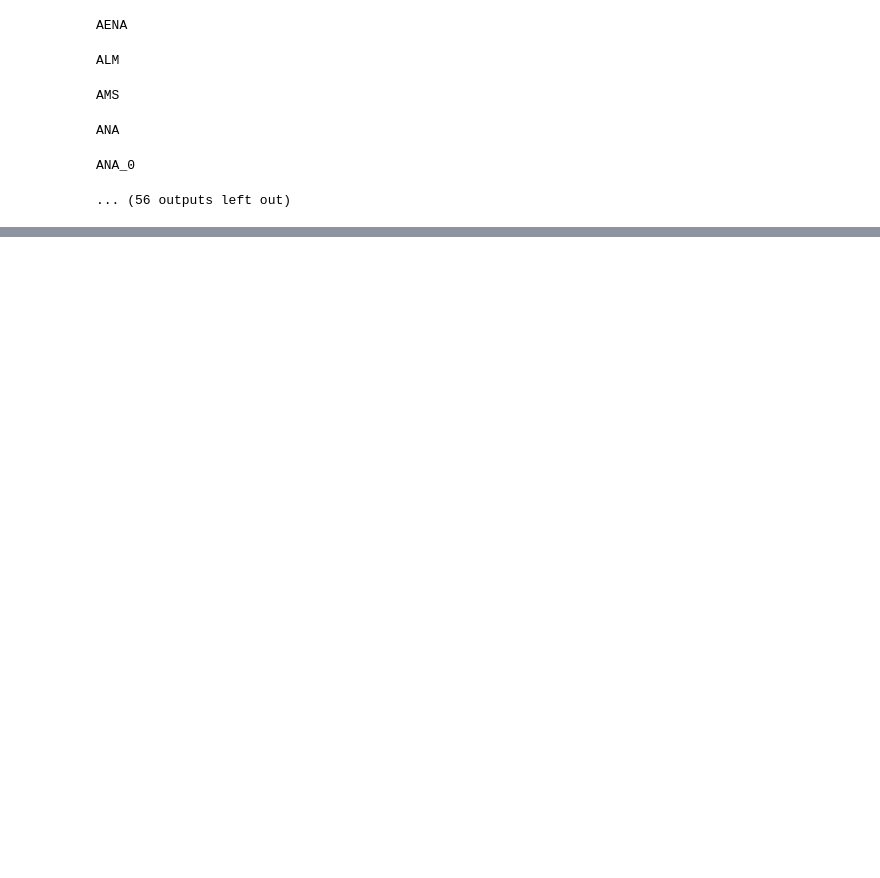
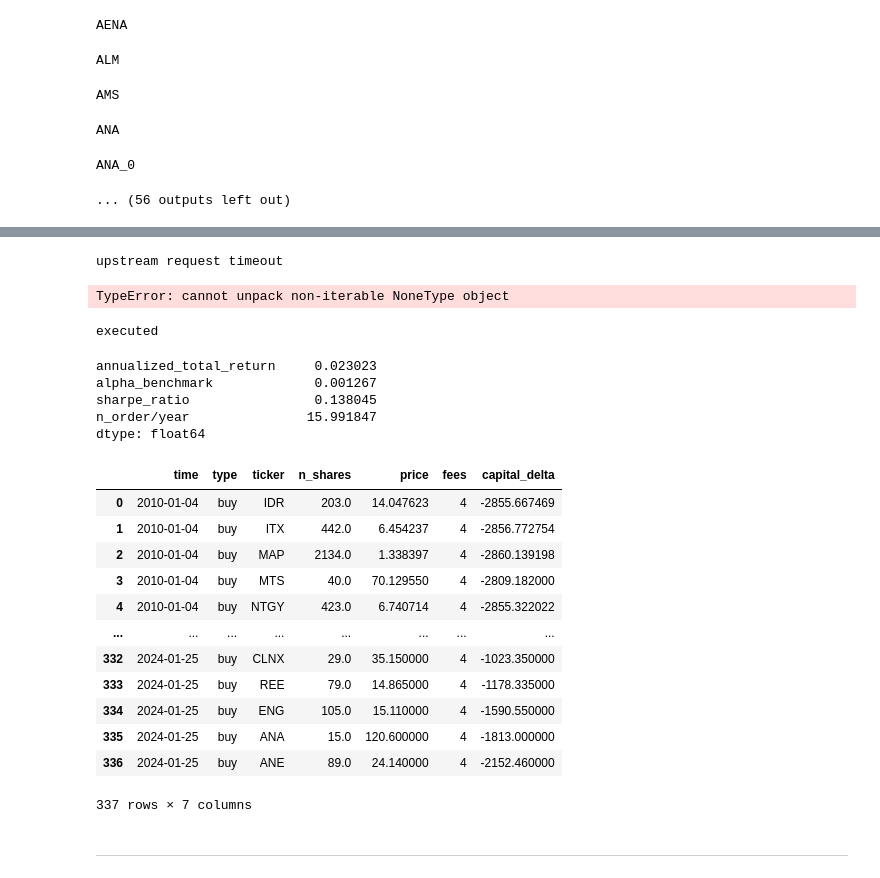
Before and after one commit to fernandodelacalle/miax-product, a Jupyter notebook: API_Practica/ejercicios/ejercicio_algos.ipynb, the cells around one changed output, grey strips where cells are left out. Saved outputs shown, nothing was run; the diff lists cells and outputs as text; code cells hidden in the pictures; blank space fills up the shorter version.

```diff
--- a/API_Practica/ejercicios/ejercicio_algos.ipynb
+++ b/API_Practica/ejercicios/ejercicio_algos.ipynb
@@ -135,10 +135,10 @@ class BMEApiHandler:
     def algo_exec_results(self, algo_tag):
         url = f'{self.url_base}/participants/algo_exec_results'
         params = {
-            'key': user_key,
-            'competi': competi,
+            'key': self.user_key,
+            'competi': self.competi,
             'algo_tag': algo_tag,
-            'market': market,
+            'market': 'IBEX',
         }
         response = requests.get(url, params)
         exec_data = response.json()
@@ -230,0 +243,33 @@ df_close_data
+# %%
+performace, trades = ah.backtest_algo(algo_tag='test_user_1_miax12_algo1')
+# %% [output]
+upstream request timeout
+TypeError: cannot unpack non-iterable NoneType object
+# %%
+performace, trades = ah.algo_exec_results(algo_tag='test_user_1_miax12_algo1')
+# %% [output]
+executed
+# %%
+performace
+# %% [output]
+annualized_total_return     0.023023
+alpha_benchmark             0.001267
+sharpe_ratio                0.138045
+n_order/year               15.991847
+dtype: float64
+# %%
+trades
+# %% [output]
+|  | time | type | ticker | n_shares | price | fees | capital_delta |
+| 0 | 2010-01-04 | buy | IDR | 203.0 | 14.047623 | 4 | -2855.667469 |
+| 1 | 2010-01-04 | buy | ITX | 442.0 | 6.454237 | 4 | -2856.772754 |
+| 2 | 2010-01-04 | buy | MAP | 2134.0 | 1.338397 | 4 | -2860.139198 |
+| 3 | 2010-01-04 | buy | MTS | 40.0 | 70.129550 | 4 | -2809.182000 |
+| 4 | 2010-01-04 | buy | NTGY | 423.0 | 6.740714 | 4 | -2855.322022 |
+| ... | ... | ... | ... | ... | ... | ... | ... |
+| 332 | 2024-01-25 | buy | CLNX | 29.0 | 35.150000 | 4 | -1023.350000 |
+| 333 | 2024-01-25 | buy | REE | 79.0 | 14.865000 | 4 | -1178.335000 |
+| 334 | 2024-01-25 | buy | ENG | 105.0 | 15.110000 | 4 | -1590.550000 |
+| 335 | 2024-01-25 | buy | ANA | 15.0 | 120.600000 | 4 | -1813.000000 |
+| 336 | 2024-01-25 | buy | ANE | 89.0 | 24.140000 | 4 | -2152.460000 |
+337 rows × 7 columns
@@ -230,0 +278,2 @@ df_close_data
+# %% [markdown]
+___
```
Also changed, not shown: parts of 9 cells of this notebook.
